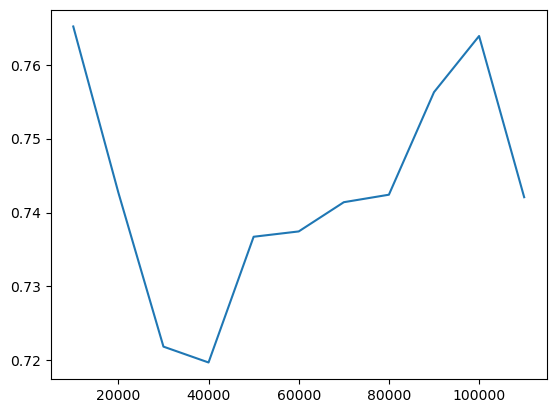
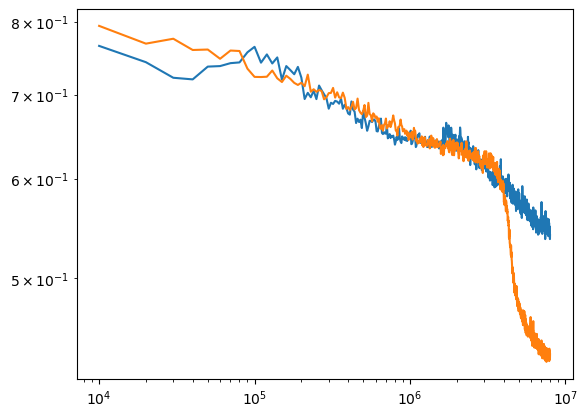
The change to this notebook cell's code, shown as a diff; its figure went from the first image to the second:
--- before
+++ after
@@ -1,5 +1,6 @@
+ctrain_losses.plot()
 train_losses.plot()
 # test_losses.plot()
 
-# plt.loglog()
+plt.loglog()
 plt.show()

Commit: feat: save progress